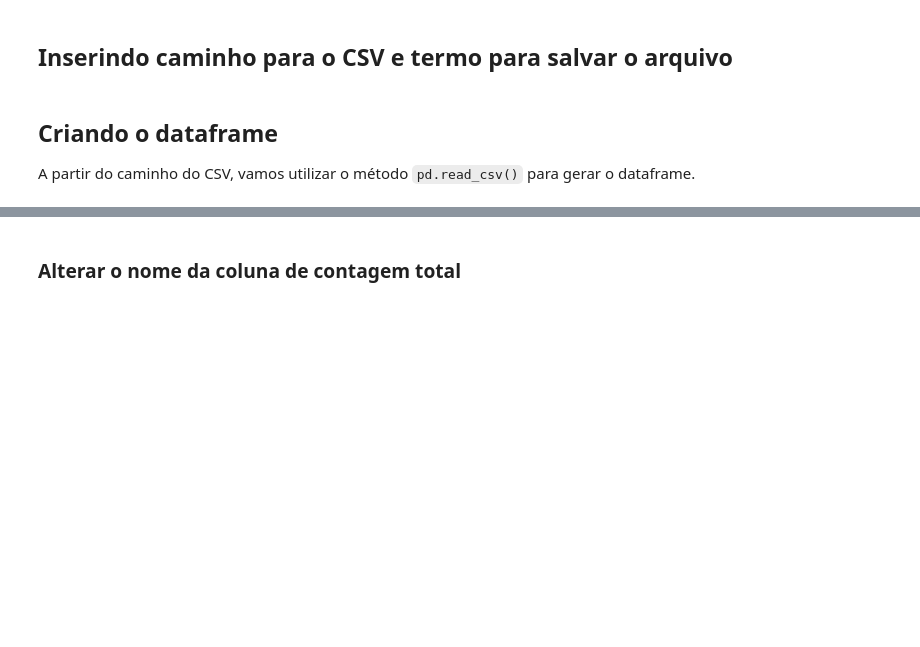
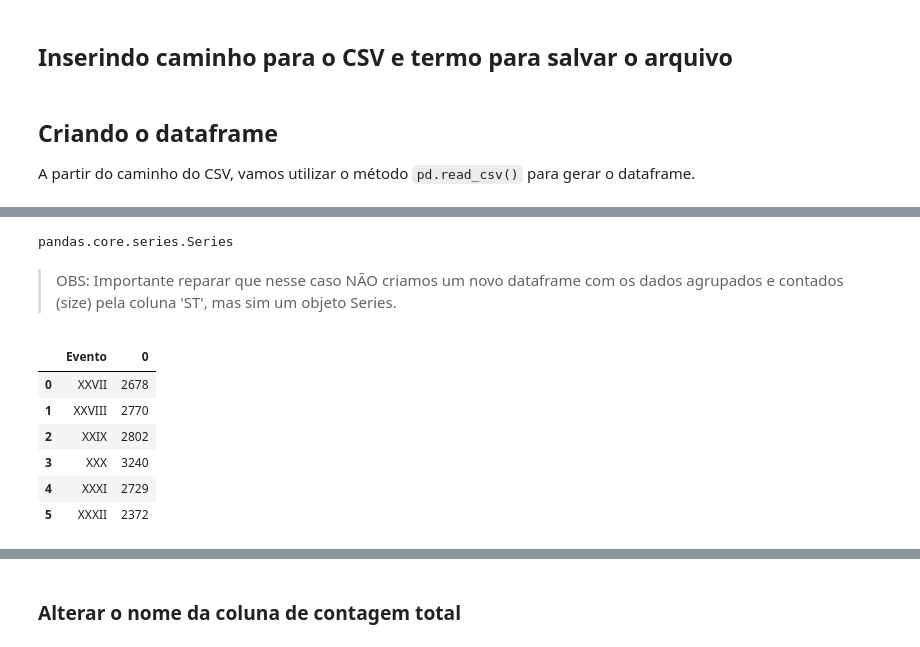
Before and after one commit to ericbrasiln/python-puc, a Jupyter notebook: dia4.ipynb, the cells around one changed output, grey strips where cells are left out. Drawn from its saved outputs; the diff is of its cells as text; code cells hidden in the pictures; blank space fills up the shorter version.

```diff
--- a/dia4.ipynb
+++ b/dia4.ipynb
@@ -92,0 +75,4 @@ print(df_acervos.head())
+# %%
+# Agrupar por evento e contar
+df_evento = df.groupby('Evento', sort=False).size()
+df_evento
@@ -92,0 +88,18 @@ print(df_acervos.head())
+# %%
+type(df_evento)
+# %% [output]
+pandas.core.series.Series
+# %% [markdown]
+>OBS: Importante reparar que nesse caso NÃO criamos um novo dataframe com os dados agrupados e contados (size) pela coluna 'ST', mas sim um objeto Series.
+# %%
+# Podemos usar o método `reset_index()` para transformar o resultado da agregação em um dataframe
+df_evento = df_evento.reset_index()
+df_evento
+# %% [output]
+|  | Evento | 0 |
+| 0 | XXVII | 2678 |
+| 1 | XXVIII | 2770 |
+| 2 | XXIX | 2802 |
+| 3 | XXX | 3240 |
+| 4 | XXXI | 2729 |
+| 5 | XXXII | 2372 |
```
Also changed, not shown: parts of 54 cells of this notebook, 1 other file.
